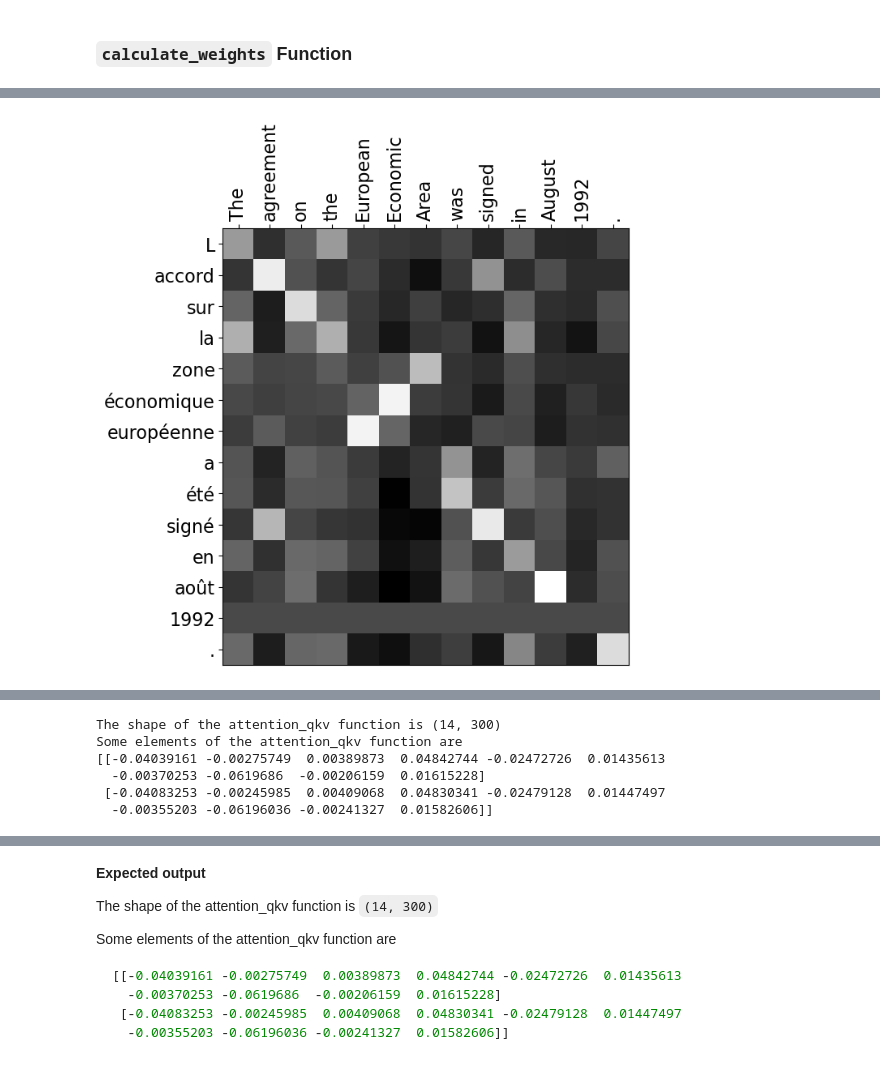
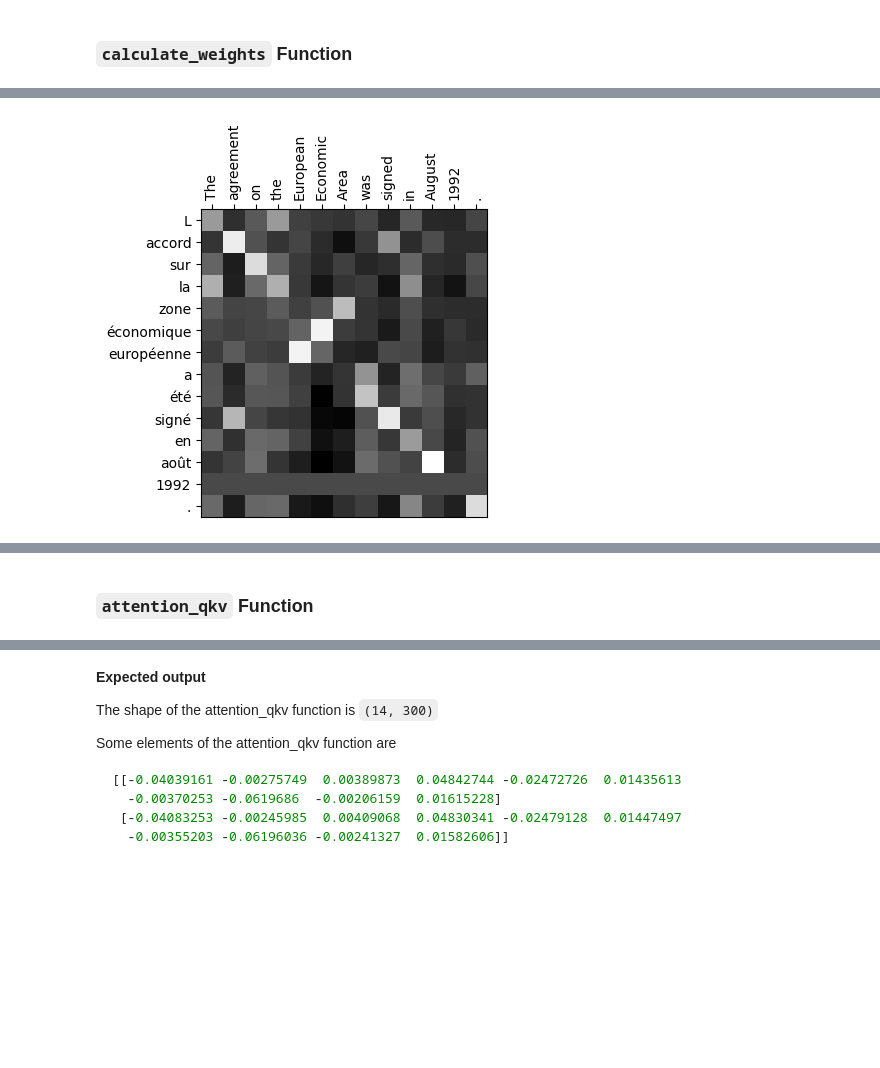
Before and after one commit to elnaramammadova/Natural_Language_Processing_with_Attention_Coursera, a Jupyter notebook: Week_1/2-Scaled-Dot-Product-Attention.ipynb, the cells around one changed output, grey strips where cells are left out. Drawn from its saved outputs; the diff is of its cells as text; code cells hidden in the pictures; blank space fills up the shorter version.

```diff
--- a/Week_1/2-Scaled-Dot-Product-Attention.ipynb
+++ b/Week_1/2-Scaled-Dot-Product-Attention.ipynb
@@ -225,26 +215,26 @@ This function is a core component of the scaled dot-product attention mechanism,
 # %%
 # Tokenize example sentences in English and French, then get their embeddings
 sentence_en = "The agreement on the European Economic Area was signed in August 1992 ."
 tokenized_en = tokenize(sentence_en, en_words) # tokenize English sentence using word2int dictionary
 embedded_en = embed(tokenized_en, en_embeddings) # embed English sentence using word embeddings
 
 sentence_fr = "L accord sur la zone économique européenne a été signé en août 1992 ."
 tokenized_fr = tokenize(sentence_fr, fr_words) # tokenize French sentence using word2int dictionary
 embedded_fr = embed(tokenized_fr, fr_embeddings) # embed French sentence using word embeddings
 
 # These weights indicate alignment between words in English and French
 alignment = calculate_weights(embedded_fr, embedded_en)
 
 # Visualize weights to check for alignment
-fig, ax = plt.subplots(figsize=(7,7))
+fig, ax = plt.subplots(figsize=(4,4))
 ax.imshow(alignment, cmap='gray')
 ax.xaxis.tick_top()
 ax.set_xticks(np.arange(alignment.shape[1]))
-ax.set_xticklabels(sentence_en.split(" "), rotation=90, size=16);
+ax.set_xticklabels(sentence_en.split(" "), rotation=90, size=10);
 ax.set_yticks(np.arange(alignment.shape[0]));
-ax.set_yticklabels(sentence_fr.split(" "), size=16);
+ax.set_yticklabels(sentence_fr.split(" "), size=10);
 # %% [output]
-[figure, old version]
+[figure, new version]
 # %% [markdown]
 If you implemented the weights calculations correctly, the alignment matrix should look like this:
 
@@ -254,6 +244,8 @@ This is a demonstration of alignment where the model has learned which words in
 
 ### Exercise 2
 Complete the implementation of scaled dot-product attention using your `calculate_weights` function (ignore the mask).
+# %% [markdown]
+### `attention_qkv` Function
 # %%
 def attention_qkv(queries, keys, values):
     """ Calculate scaled dot-product attention from queries, keys, and values matrices """
@@ -263,16 +255,3 @@ def attention_qkv(queries, keys, values):
     attention = np.dot(weights, values)
 
     return attention
-
-
-attention_qkv_result = attention_qkv(embedded_fr, embedded_en, embedded_en)
-
-print(f"The shape of the attention_qkv function is {attention_qkv_result.shape}")
-print(f"Some elements of the attention_qkv function are \n{attention_qkv_result[0:2,:10]}")
-# %% [output]
-The shape of the attention_qkv function is (14, 300)
-Some elements of the attention_qkv function are
-[[-0.04039161 -0.00275749  0.00389873  0.04842744 -0.02472726  0.01435613
-  -0.00370253 -0.0619686  -0.00206159  0.01615228]
- [-0.04083253 -0.00245985  0.00409068  0.04830341 -0.02479128  0.01447497
-  -0.00355203 -0.06196036 -0.00241327  0.01582606]]
```
Also changed, not shown: parts of 4 cells of this notebook.
